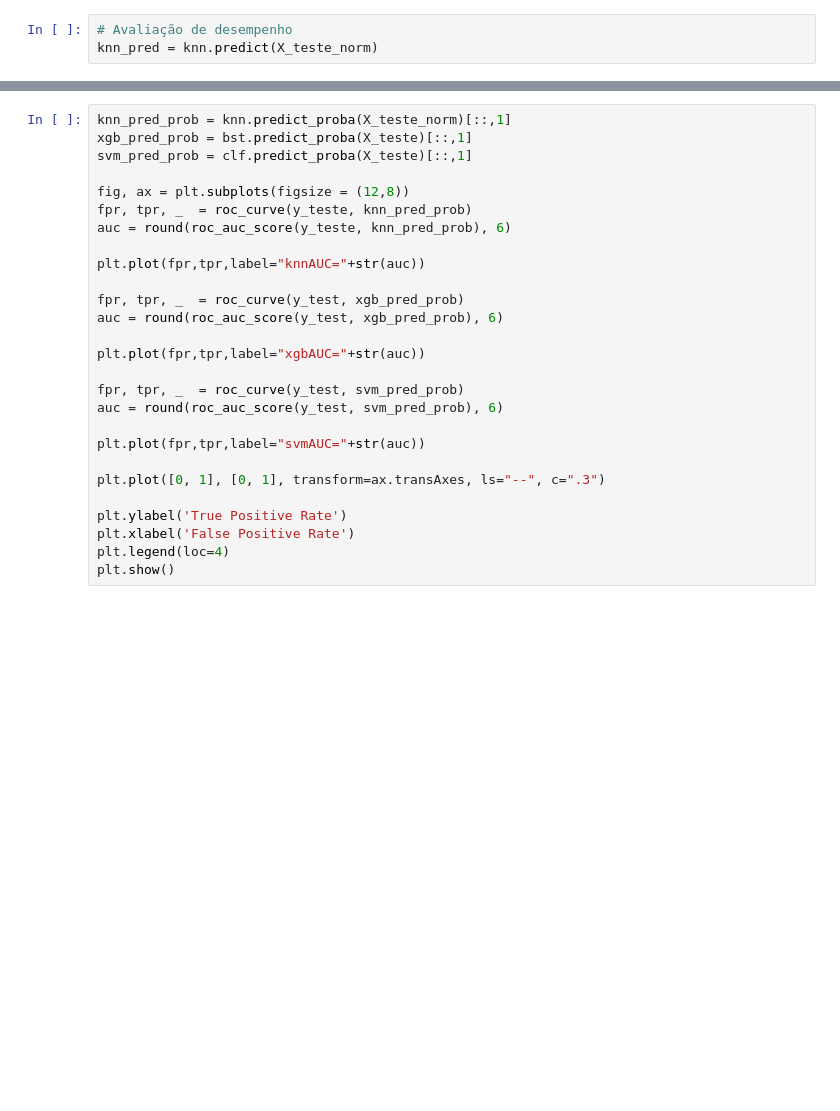
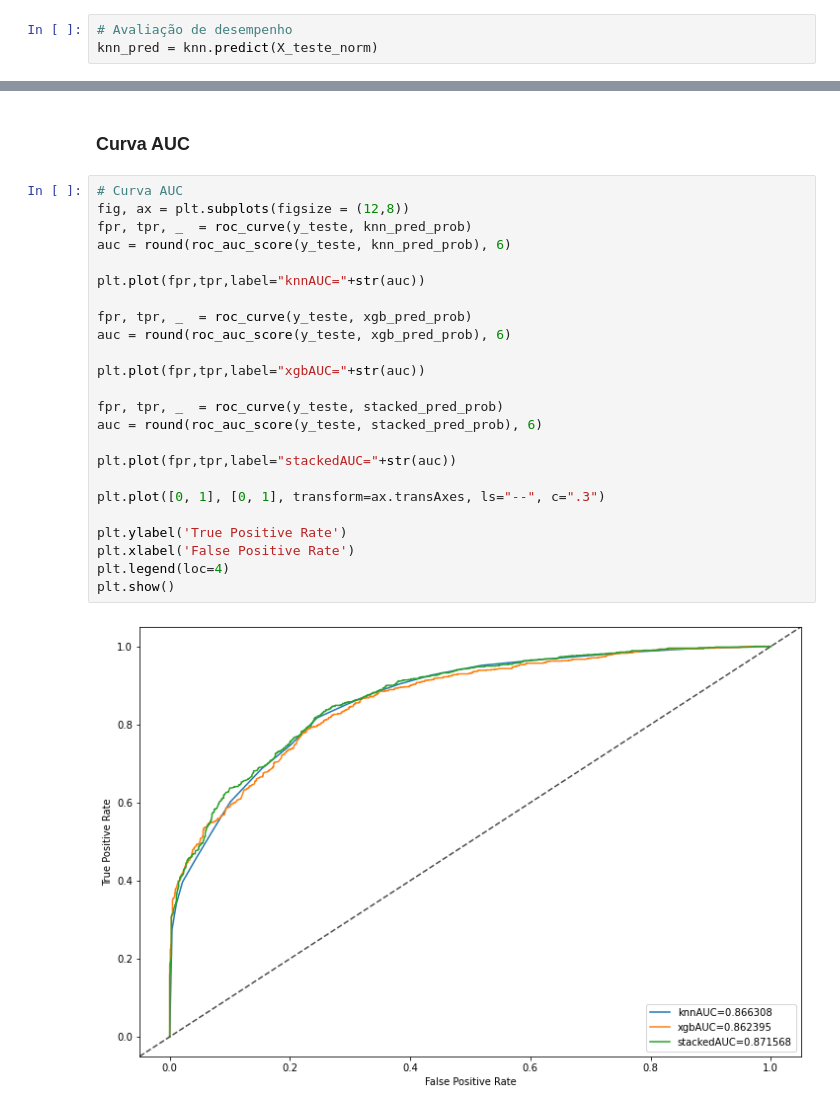
Before and after one commit to Gugah007/Projeto-ML-Classificacao-Spaceship-Titanic-em-Python, a Jupyter notebook: SpaceTitanic.ipynb, the cells around one changed output, grey strips where cells are left out. Saved outputs shown, nothing was run; the diff lists cells and outputs as text; blank space fills up the shorter version.

```diff
--- a/SpaceTitanic.ipynb
+++ b/SpaceTitanic.ipynb
@@ -598,27 +604,28 @@ XGB accuracy: 77.64
-# %%
-knn_pred_prob = knn.predict_proba(X_teste_norm)[::,1]
-xgb_pred_prob = bst.predict_proba(X_teste)[::,1]
-svm_pred_prob = clf.predict_proba(X_teste)[::,1]
-
-fig, ax = plt.subplots(figsize = (12,8))
-fpr, tpr, _  = roc_curve(y_teste, knn_pred_prob)
-auc = round(roc_auc_score(y_teste, knn_pred_prob), 6)
-
-plt.plot(fpr,tpr,label="knnAUC="+str(auc))
-
-fpr, tpr, _  = roc_curve(y_test, xgb_pred_prob)
-auc = round(roc_auc_score(y_test, xgb_pred_prob), 6)
-
-plt.plot(fpr,tpr,label="xgbAUC="+str(auc))
-
-fpr, tpr, _  = roc_curve(y_test, svm_pred_prob)
-auc = round(roc_auc_score(y_test, svm_pred_prob), 6)
-
-plt.plot(fpr,tpr,label="svmAUC="+str(auc))
-
-plt.plot([0, 1], [0, 1], transform=ax.transAxes, ls="--", c=".3")
-
-plt.ylabel('True Positive Rate')
-plt.xlabel('False Positive Rate')
-plt.legend(loc=4)
-plt.show()
+# %% [markdown]
+### Curva AUC
+# %%
+# Curva AUC
+fig, ax = plt.subplots(figsize = (12,8))
+fpr, tpr, _  = roc_curve(y_teste, knn_pred_prob)
+auc = round(roc_auc_score(y_teste, knn_pred_prob), 6)
+
+plt.plot(fpr,tpr,label="knnAUC="+str(auc))
+
+fpr, tpr, _  = roc_curve(y_teste, xgb_pred_prob)
+auc = round(roc_auc_score(y_teste, xgb_pred_prob), 6)
+
+plt.plot(fpr,tpr,label="xgbAUC="+str(auc))
+
+fpr, tpr, _  = roc_curve(y_teste, stacked_pred_prob)
+auc = round(roc_auc_score(y_teste, stacked_pred_prob), 6)
+
+plt.plot(fpr,tpr,label="stackedAUC="+str(auc))
+
+plt.plot([0, 1], [0, 1], transform=ax.transAxes, ls="--", c=".3")
+
+plt.ylabel('True Positive Rate')
+plt.xlabel('False Positive Rate')
+plt.legend(loc=4)
+plt.show()
+# %% [output]
+[figure, added]
```
Also changed, not shown: parts of 16 cells of this notebook.
